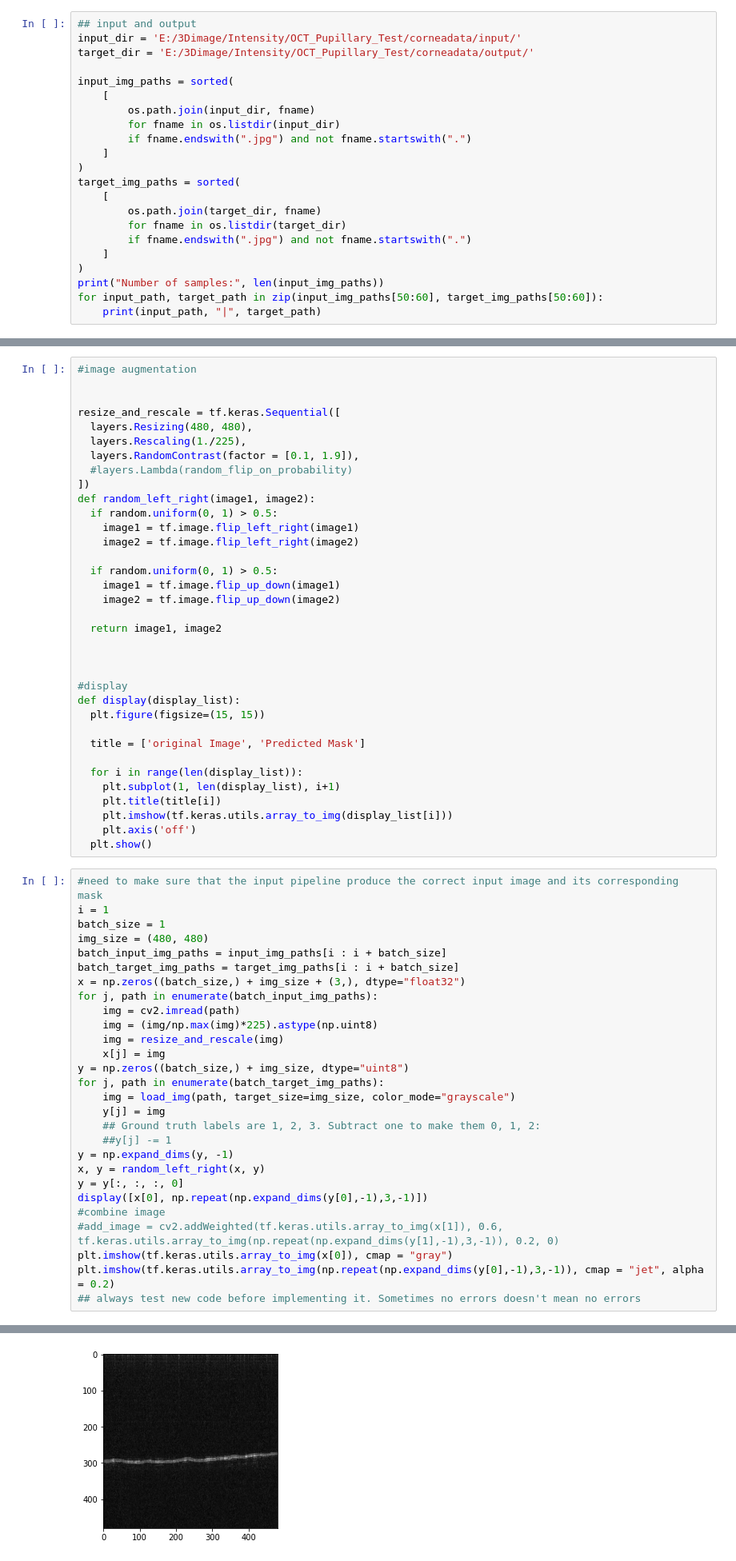
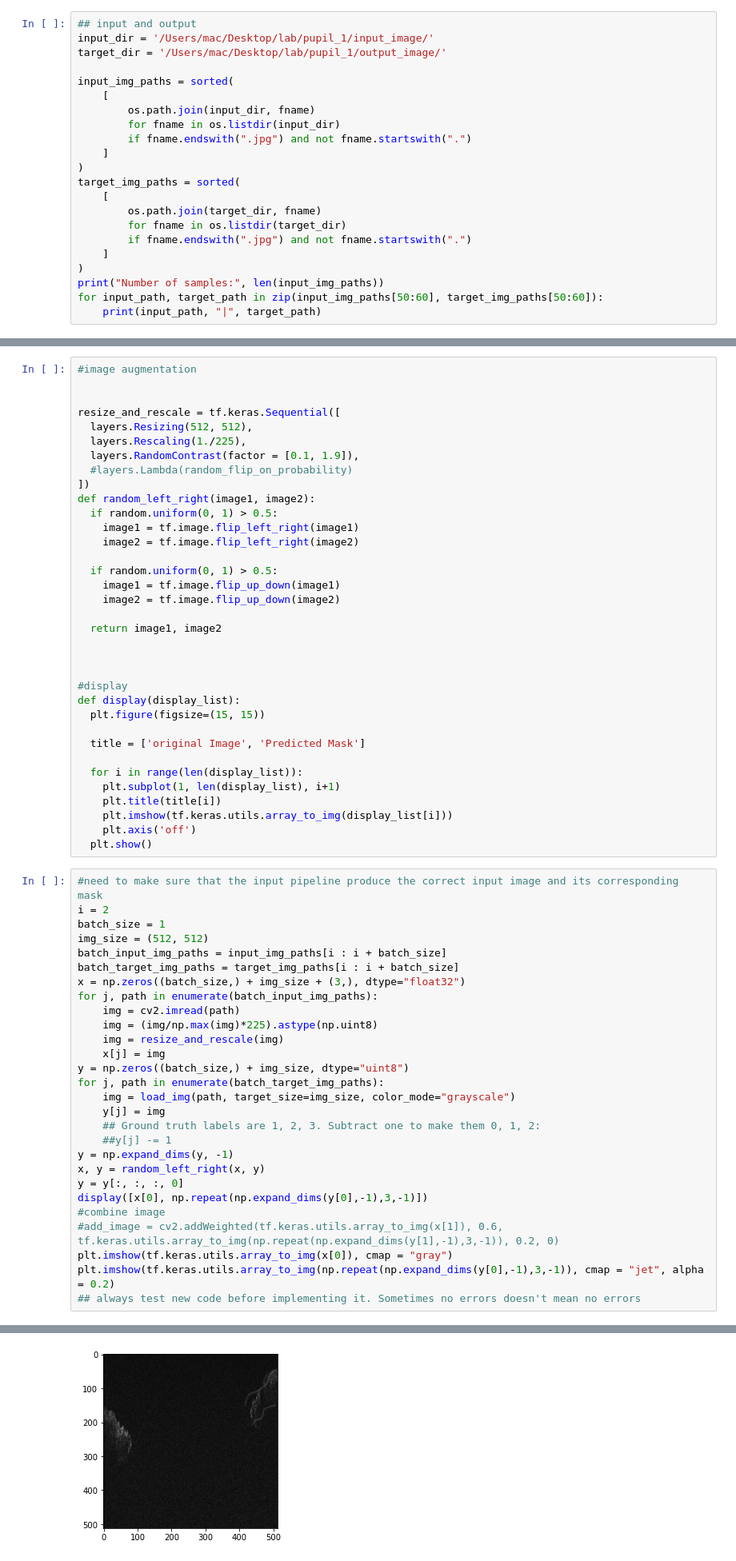
Before and after one commit to unrealxiao/cornea, a Jupyter notebook: cornea_model.ipynb, the cells around one changed output, grey strips where cells are left out. Shown at 80% size. Cells and saved outputs as stored; diff of their text form.

```diff
--- a/cornea_model.ipynb
+++ b/cornea_model.ipynb
@@ -10,8 +10,8 @@ import random
 from tensorflow.keras import layers
 # %%
 ## input and output
-input_dir = 'E:/3Dimage/Intensity/OCT_Pupillary_Test/corneadata/input/'
-target_dir = 'E:/3Dimage/Intensity/OCT_Pupillary_Test/corneadata/output/'
+input_dir = '/Users/mac/Desktop/lab/pupil_1/input_image/'
+target_dir = '/Users/mac/Desktop/lab/pupil_1/output_image/'
 
 input_img_paths = sorted(
     [
@@ -37,7 +37,7 @@ Number of samples: 2
 
 
 resize_and_rescale = tf.keras.Sequential([
-  layers.Resizing(480, 480),
+  layers.Resizing(512, 512),
   layers.Rescaling(1./225),
   layers.RandomContrast(factor = [0.1, 1.9]),
   #layers.Lambda(random_flip_on_probability)
@@ -69,9 +69,9 @@ def display(display_list):
   plt.show()
 # %%
 #need to make sure that the input pipeline produce the correct input image and its corresponding mask
-i = 1
+i = 2
 batch_size = 1
-img_size = (480, 480)
+img_size = (512, 512)
 batch_input_img_paths = input_img_paths[i : i + batch_size]
 batch_target_img_paths = target_img_paths[i : i + batch_size]
 x = np.zeros((batch_size,) + img_size + (3,), dtype="float32")
@@ -100,2 +100,2 @@ plt.imshow(tf.keras.utils.array_to_img(np.repeat(np.expand_dims(y[0],-1),3,-1)),
 <matplotlib.image.AxesImage at 0x...>
-[figure, old version]
+[figure, new version]
```
Also changed, not shown: parts of 2 cells of this notebook, 1 other file.
